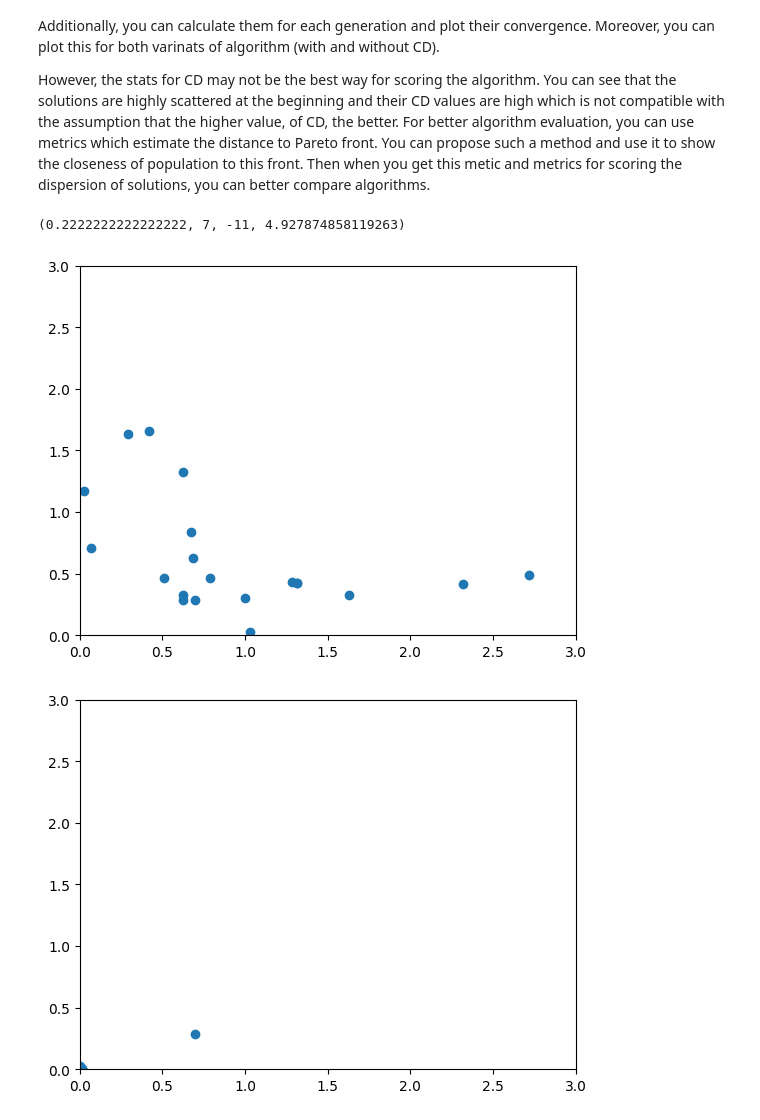
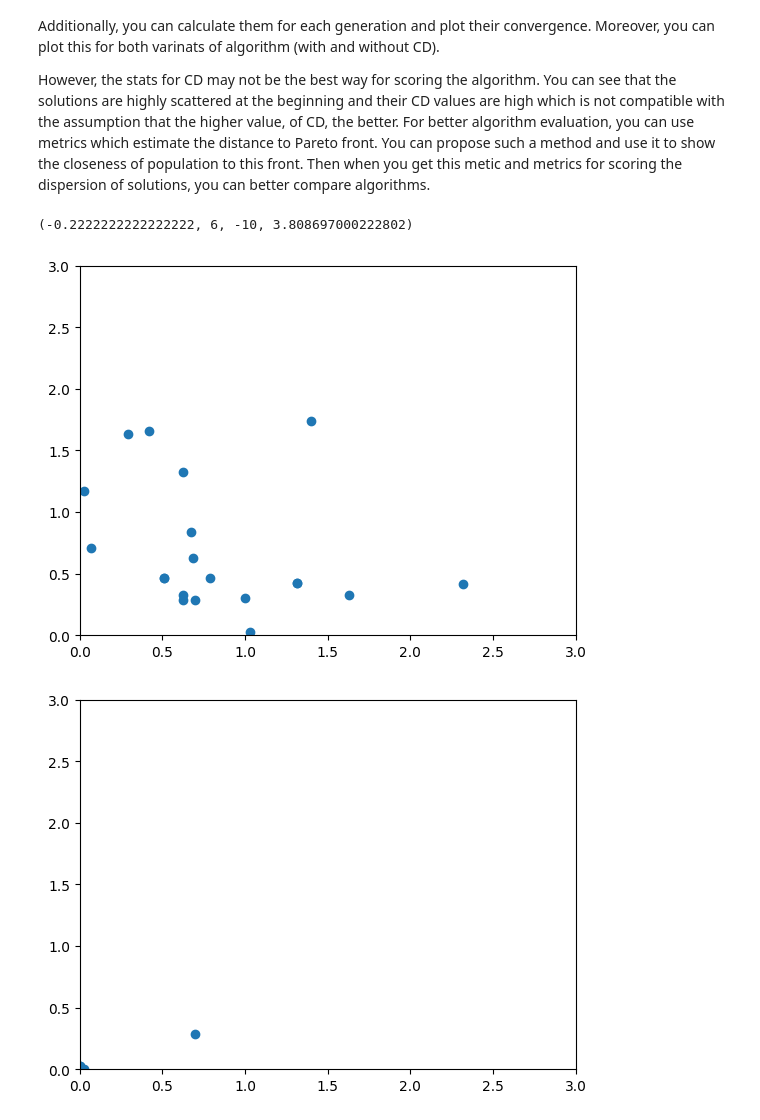
Before and after one commit to kordc/project5DA, a Jupyter notebook: Homework_NSGA-II.ipynb, the cells around one changed output. Cells and saved outputs as stored; diff of their text form; code cells hidden in the pictures.

```diff
--- a/Homework_NSGA-II.ipynb
+++ b/Homework_NSGA-II.ipynb
@@ -83,7 +83,7 @@ plotPopul(P)
 # Selection should be made on the basis on tournament (size 2)
 # Output: list of pairs -> [ [idx11, idx12],...,[idxN1, idxN2] ]
 
-def constructParents(N, P=P):
+def constructParents(N, P):
     solution = []
     for _ in range(N):
         parents = []
@@ -95,5 +95,5 @@ def constructParents(N, P=P):
     return solution
 
 
-print(constructParents(10))  # TEST
+print(constructParents(10, P))  # TEST
 # %% [output]
@@ -238,28 +236,28 @@ df = pd.DataFrame(
 # %%
 SEED=123
 np.random.seed(SEED)
 
 # Omitting CD
 N = 20  # population size
 GEN = 100  # generation number/ number of iterations
 
 P = constructInitialPopulation(N)
 applyScoresAndSort(P, useCD=False)
 
 for gen in range(GEN):
-    C = constructParents(N)
+    C = constructParents(N, P)
     O = constructOffspring(P, C, gen + 1, 0.1)
     M = P + O
     applyScoresAndSort(M, useCD=False)
     P = M[:N]  # get N best individuals
     if gen % (GEN / 4) == 0 or gen == GEN - 1:
         plotPopul(P)  # step size for population illustration
 
 # print stats
 print(getStatsCD(P))
 # %% [output]
-(0.2222222222222222, 7, -11, 4.927874858119263)
+(-0.2222222222222222, 6, -10, 3.808697000222802)
-[figure, old version]
+[figure, new version]
 [figure]
 [figure]
 [figure]
```
Also changed, not shown: parts of 7 cells of this notebook.
